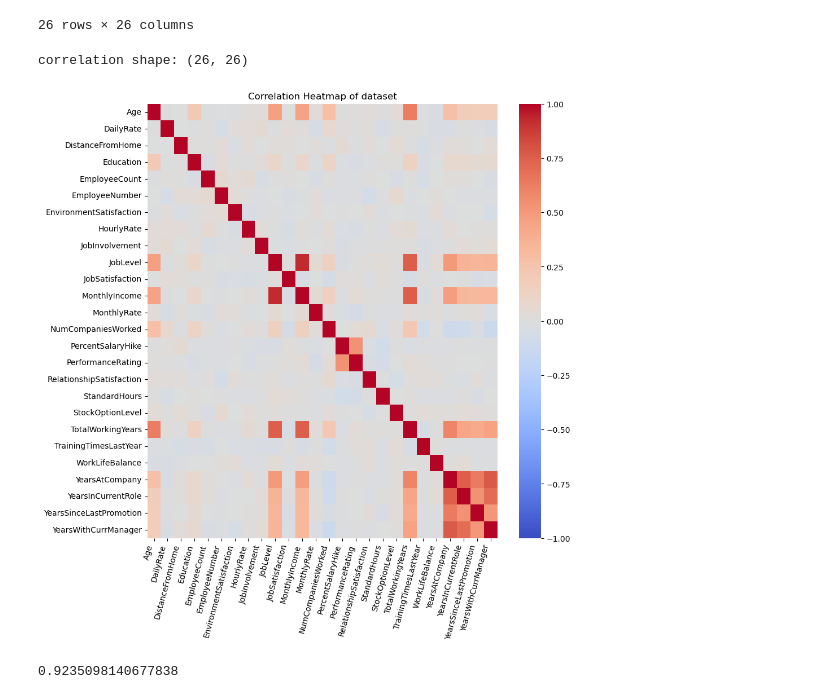
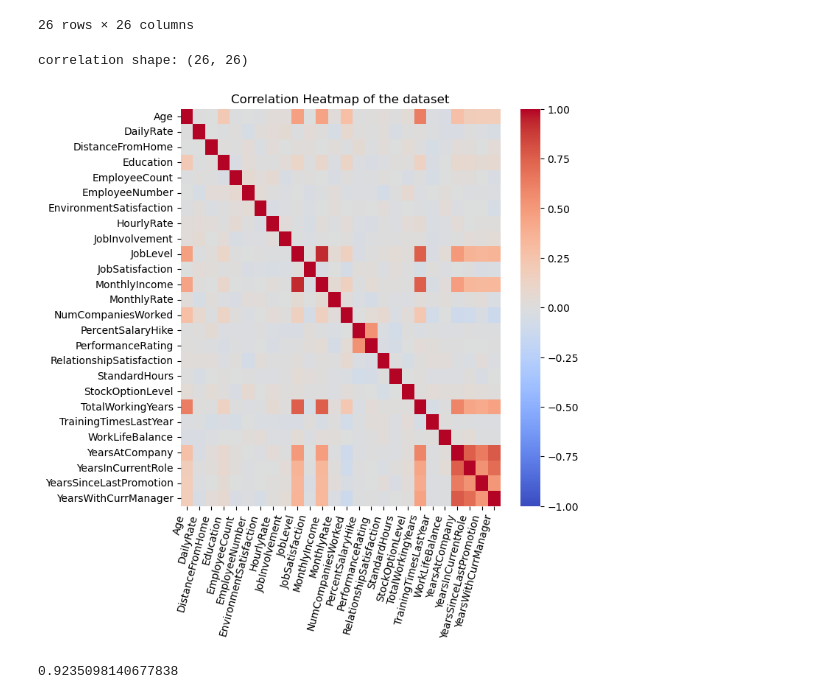
Before and after one commit to Lughaidh-w/Integrated_CA, a Jupyter notebook: Integrated CA2.ipynb, the cells around one changed output. Cells and saved outputs as stored; diff of their text form; code cells hidden in the pictures.

```diff
--- a/Integrated CA2.ipynb
+++ b/Integrated CA2.ipynb
@@ -562,18 +679,18 @@ correlation_matrix.corr()
 # %%
 # correlation is easier to view in a larger number of features like this
 # correlation matrix
 correlation_matrix = df.select_dtypes(include=['number']).corr()
 print(f"correlation shape: {correlation_matrix.shape}")
 
 # correlation heatmap
-plt.figure(figsize=(10, 10))
+plt.figure(figsize=(7, 7))
 sns.heatmap(correlation_matrix, cmap='coolwarm', fmt=".2f", vmin=-1, vmax=1)
 plt.xticks(rotation=75, ha='right')
-plt.title('Correlation Heatmap of dataset')
+plt.title('Correlation Heatmap of the dataset')
 plt.show()
 # %% [output]
 correlation shape: (26, 26)
-[figure, old version]
+[figure, new version]
 # %%
 # from above, monthly income and job level are highly correlated
 df.MonthlyIncome.corr(df.JobLevel)
```
Also changed, not shown: parts of 248 cells of this notebook, 2 other files.
